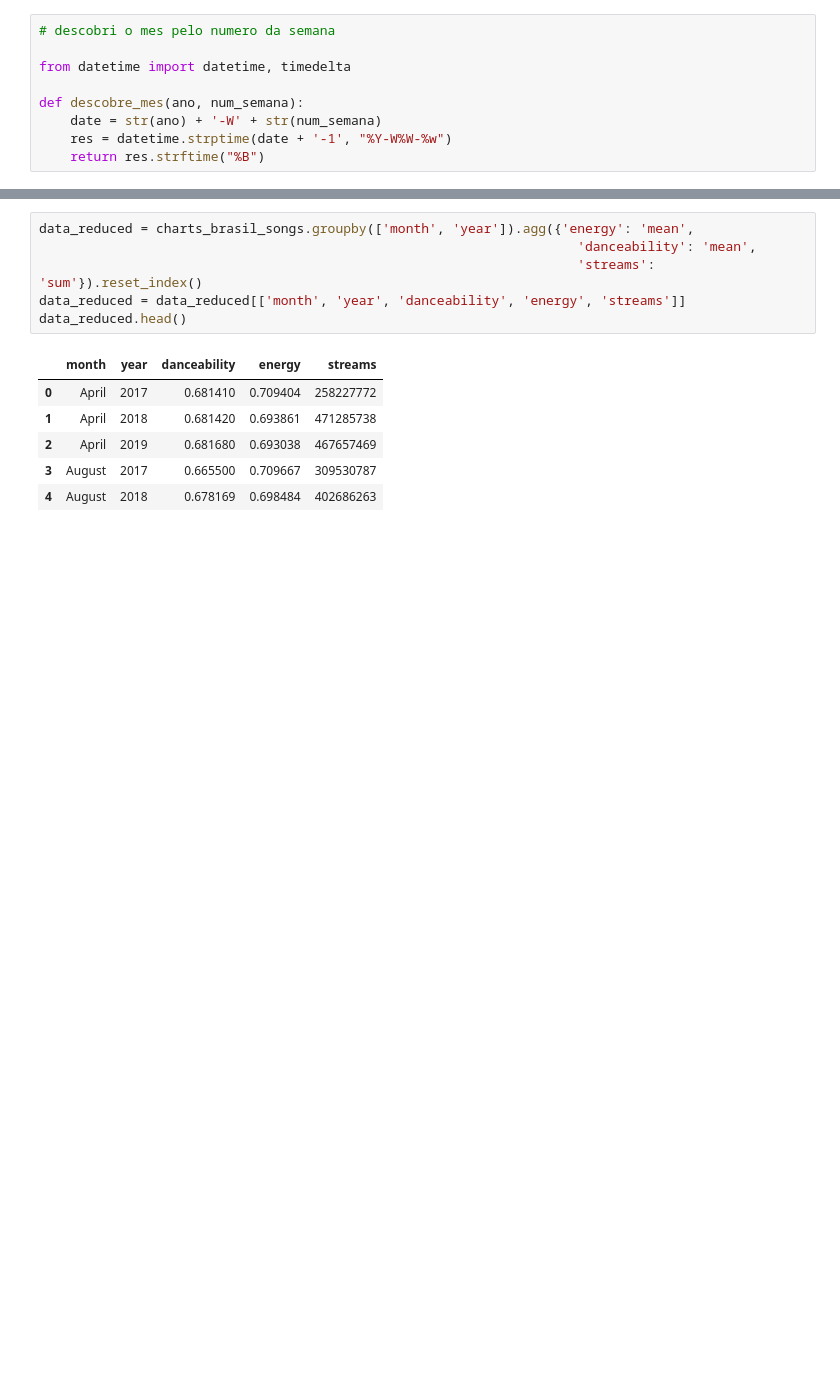
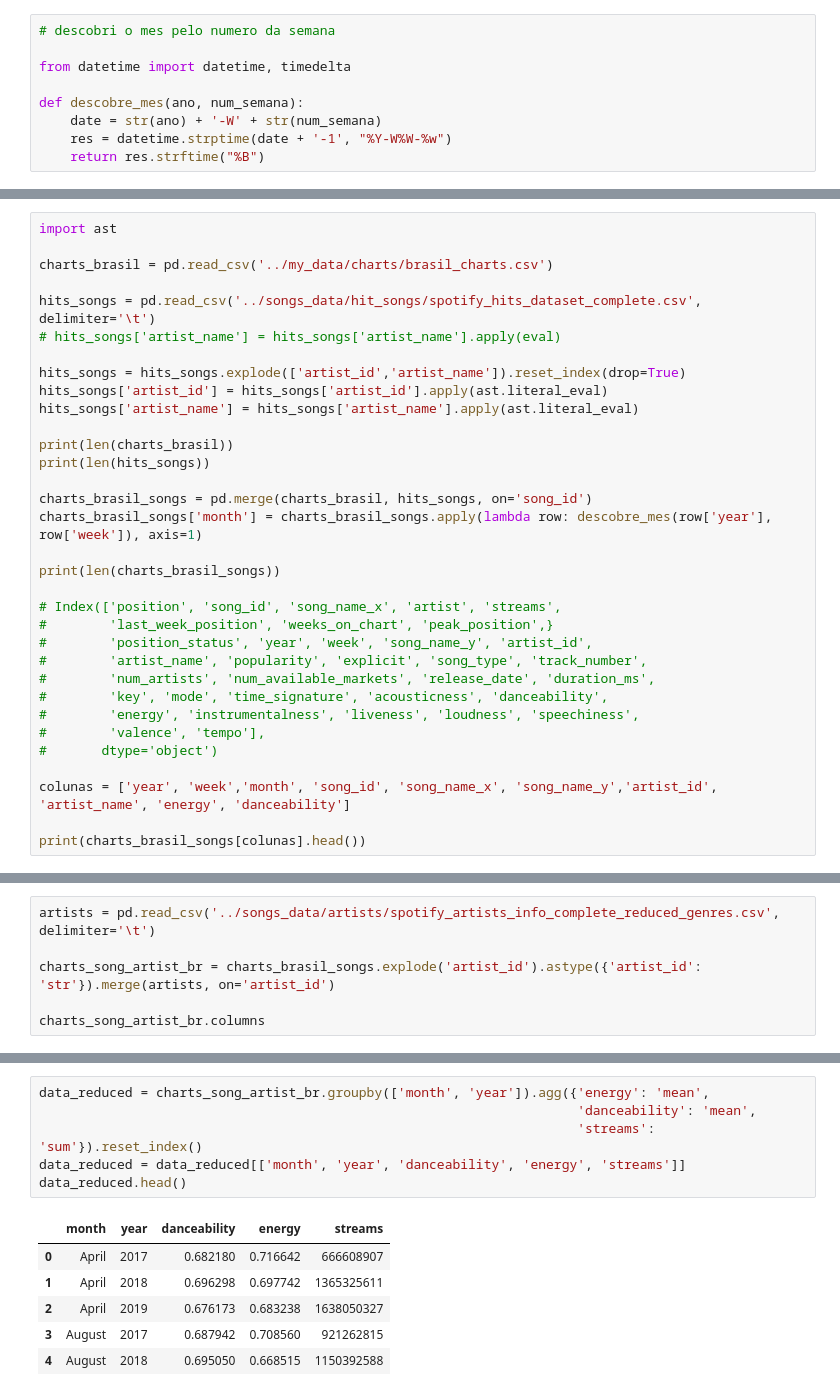
Before and after one commit to laryyssa/si_data-visualisation, a Jupyter notebook: analysis/question1.ipynb, the cells around one changed output, grey strips where cells are left out. Saved outputs shown, nothing was run; the diff lists cells and outputs as text; blank space fills up the shorter version.

```diff
--- a/analysis/question1.ipynb
+++ b/analysis/question1.ipynb
@@ -95,0 +37,33 @@ charts_brasil_songs[colunas_de_analise].tail()
+# %%
+import ast
+
+charts_brasil = pd.read_csv('../my_data/charts/brasil_charts.csv')
+
+hits_songs = pd.read_csv('../songs_data/hit_songs/spotify_hits_dataset_complete.csv', delimiter='\t')
+# hits_songs['artist_name'] = hits_songs['artist_name'].apply(eval)
+
+hits_songs = hits_songs.explode(['artist_id','artist_name']).reset_index(drop=True)
+hits_songs['artist_id'] = hits_songs['artist_id'].apply(ast.literal_eval)
+hits_songs['artist_name'] = hits_songs['artist_name'].apply(ast.literal_eval)
+
+print(len(charts_brasil))
+print(len(hits_songs))
+
+charts_brasil_songs = pd.merge(charts_brasil, hits_songs, on='song_id')
+charts_brasil_songs['month'] = charts_brasil_songs.apply(lambda row: descobre_mes(row['year'], row['week']), axis=1)
+
+print(len(charts_brasil_songs))
+
+# Index(['position', 'song_id', 'song_name_x', 'artist', 'streams',
+#        'last_week_position', 'weeks_on_chart', 'peak_position',}
+#        'position_status', 'year', 'week', 'song_name_y', 'artist_id',
+#        'artist_name', 'popularity', 'explicit', 'song_type', 'track_number',
+#        'num_artists', 'num_available_markets', 'release_date', 'duration_ms',
+#        'key', 'mode', 'time_signature', 'acousticness', 'danceability',
+#        'energy', 'instrumentalness', 'liveness', 'loudness', 'speechiness',
+#        'valence', 'tempo'],
+#       dtype='object')
+
+colunas = ['year', 'week','month', 'song_id', 'song_name_x', 'song_name_y','artist_id', 'artist_name', 'energy', 'danceability']
+
+print(charts_brasil_songs[colunas].head())
@@ -95,0 +87,6 @@ charts_brasil_songs[colunas_de_analise].tail()
+# %%
+artists = pd.read_csv('../songs_data/artists/spotify_artists_info_complete_reduced_genres.csv', delimiter='\t')
+
+charts_song_artist_br = charts_brasil_songs.explode('artist_id').astype({'artist_id': 'str'}).merge(artists, on='artist_id')
+
+charts_song_artist_br.columns
@@ -96,16 +121,16 @@ charts_brasil_songs[colunas_de_analise].tail()
 # %%
-data_reduced = charts_brasil_songs.groupby(['month', 'year']).agg({'energy': 'mean',
+data_reduced = charts_song_artist_br.groupby(['month', 'year']).agg({'energy': 'mean',
                                                                      'danceability': 'mean',
                                                                      'streams': 'sum'}).reset_index()
 data_reduced = data_reduced[['month', 'year', 'danceability', 'energy', 'streams']]
 data_reduced.head()
 # %% [output]
 |  | month | year | danceability | energy | streams |
-| 0 | April | 2017 | 0.681410 | 0.709404 | 258227772 |
-| 1 | April | 2018 | 0.681420 | 0.693861 | 471285738 |
-| 2 | April | 2019 | 0.681680 | 0.693038 | 467657469 |
-| 3 | August | 2017 | 0.665500 | 0.709667 | 309530787 |
-| 4 | August | 2018 | 0.678169 | 0.698484 | 402686263 |
+| 0 | April | 2017 | 0.682180 | 0.716642 | 666608907 |
+| 1 | April | 2018 | 0.696298 | 0.697742 | 1365325611 |
+| 2 | April | 2019 | 0.676173 | 0.683238 | 1638050327 |
+| 3 | August | 2017 | 0.687942 | 0.708560 | 921262815 |
+| 4 | August | 2018 | 0.695050 | 0.668515 | 1150392588 |
 # %%
 import altair as alt
 
```
Also changed, not shown: parts of 12 cells of this notebook, 1 other file.
